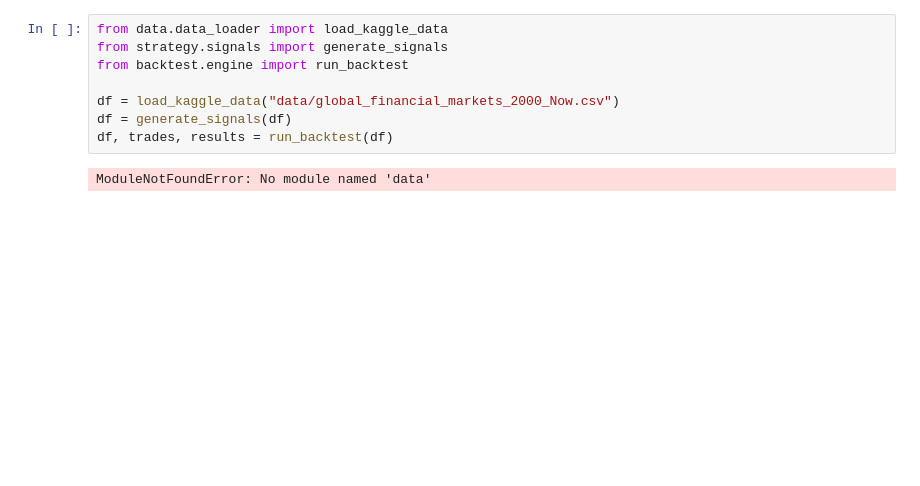
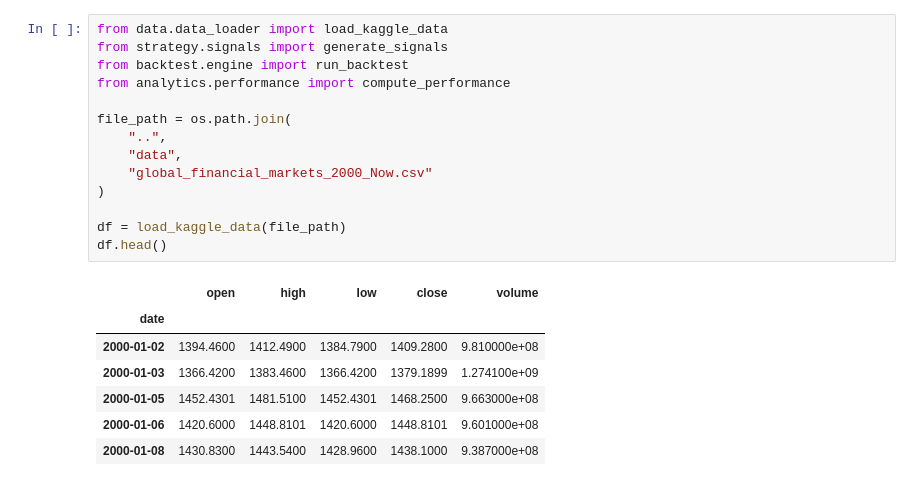
Before and after one commit to kunal0412/quant-research-portfolio, a Jupyter notebook: quant-intraday-strategy/notebooks/analysis.ipynb, the cells around one changed output. Saved outputs shown, nothing was run; the diff lists cells and outputs as text; blank space fills up the shorter version.

```diff
--- a/quant-intraday-strategy/notebooks/analysis.ipynb
+++ b/quant-intraday-strategy/notebooks/analysis.ipynb
@@ -1,10 +11,22 @@
 # %%
 from data.data_loader import load_kaggle_data
 from strategy.signals import generate_signals
 from backtest.engine import run_backtest
+from analytics.performance import compute_performance
 
-df = load_kaggle_data("data/global_financial_markets_2000_Now.csv")
-df = generate_signals(df)
-df, trades, results = run_backtest(df)
+file_path = os.path.join(
+    "..",
+    "data",
+    "global_financial_markets_2000_Now.csv"
+)
+
+df = load_kaggle_data(file_path)
+df.head()
 # %% [output]
-ModuleNotFoundError: No module named 'data'
+|  | open | high | low | close | volume |
+| date |  |  |  |  |  |
+| 2000-01-02 | 1394.4600 | 1412.4900 | 1384.7900 | 1409.2800 | 9.810000e+08 |
+| 2000-01-03 | 1366.4200 | 1383.4600 | 1366.4200 | 1379.1899 | 1.274100e+09 |
+| 2000-01-05 | 1452.4301 | 1481.5100 | 1452.4301 | 1468.2500 | 9.663000e+08 |
+| 2000-01-06 | 1420.6000 | 1448.8101 | 1420.6000 | 1448.8101 | 9.601000e+08 |
+| 2000-01-08 | 1430.8300 | 1443.5400 | 1428.9600 | 1438.1000 | 9.387000e+08 |
```
Also changed, not shown: parts of 6 cells of this notebook.
